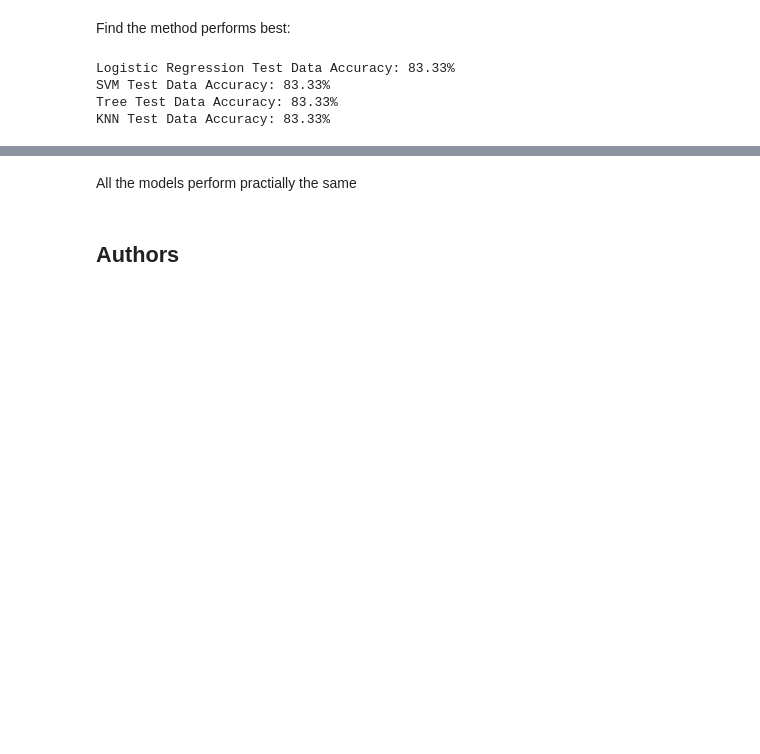
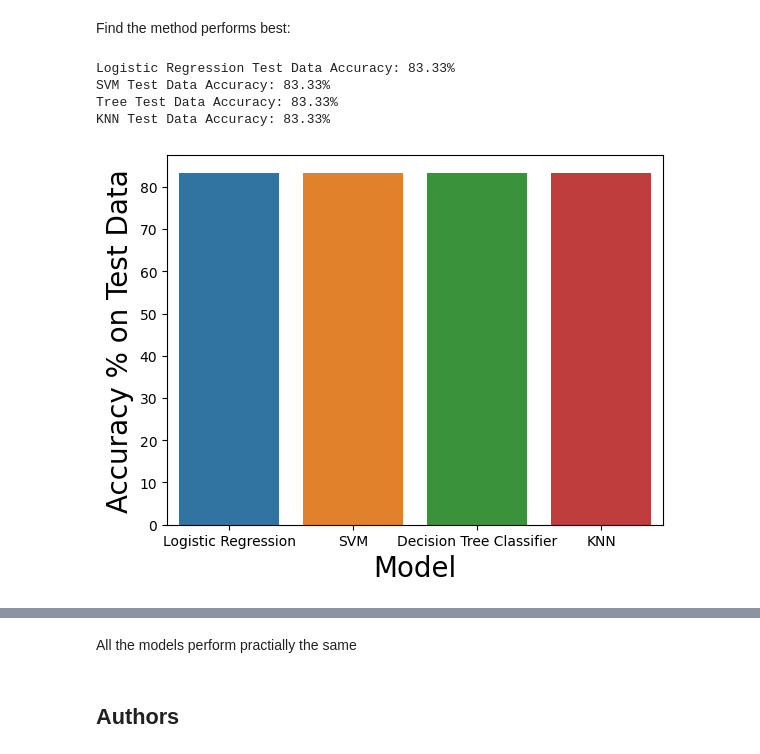
Before and after one commit to jonwright13/ibm-applied-data-science-capstone, a Jupyter notebook: Week 4 - Lab 1 - Building The Models.ipynb, the cells around one changed output, grey strips where cells are left out. Saved outputs shown, nothing was run; the diff lists cells and outputs as text; code cells hidden in the pictures; blank space fills up the shorter version.

Commit message:
Replaced Week 4 Lab 1 Notebook
Revised version now shows additional bar charts at bottom displaying train/test accuracy of all 4 models

```diff
--- a/Week 4 - Lab 1 - Building The Models.ipynb
+++ b/Week 4 - Lab 1 - Building The Models.ipynb
@@ -341,3 +341,15 @@ Logistic Regression Test Data Accuracy: 83.33%
 SVM Test Data Accuracy: 83.33%
 Tree Test Data Accuracy: 83.33%
 KNN Test Data Accuracy: 83.33%
+# %%
+result_test_df = pd.DataFrame({
+    'Model': ['Logistic Regression', 'SVM', 'Decision Tree Classifier', 'KNN'],
+    'Result': [logreg_cv.score(X_test, Y_test).round(4)*100, svm_cv.score(X_test, Y_test).round(4)*100, tree_cv.score(X_test, Y_test).round(4)*100, knn_cv.score(X_test, Y_test).round(4)*100]
+})
+
+sns.barplot(y="Result", x="Model", data=result_test_df)
+plt.xlabel("Model",fontsize=20)
+plt.ylabel("Accuracy % on Test Data", fontsize=20)
+plt.show()
+# %% [output]
+[figure, added]
```
Also changed, not shown: parts of 1 cell of this notebook.
